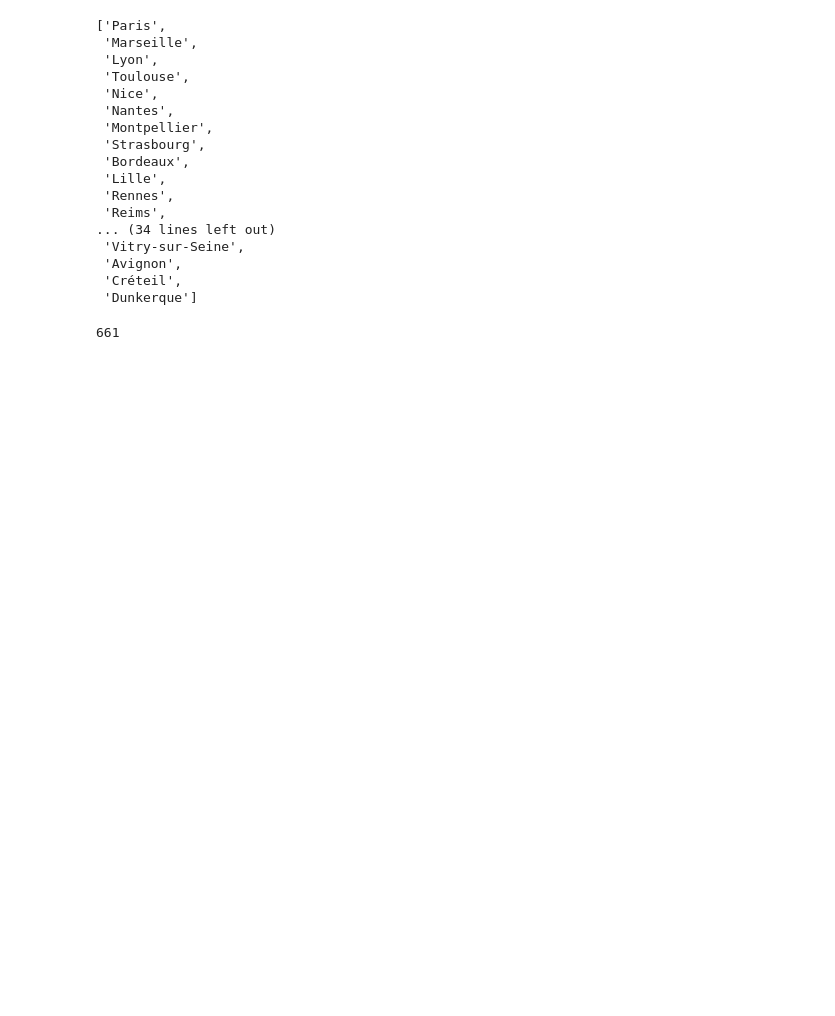
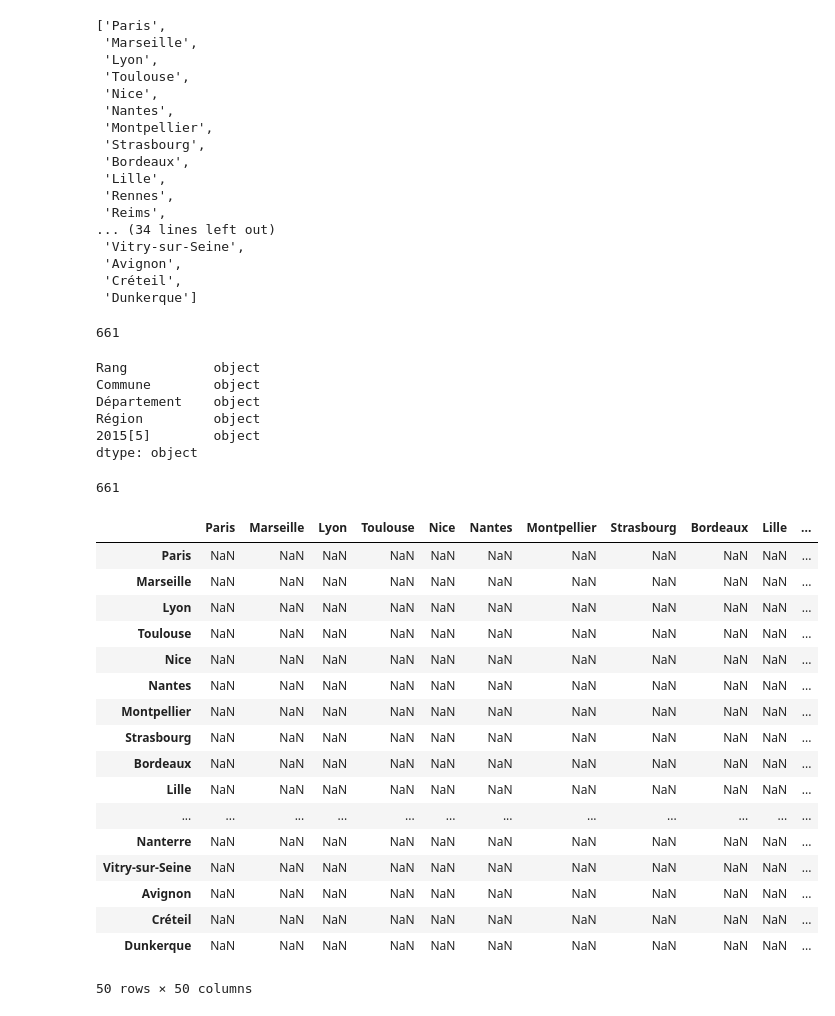
Before and after one commit to MSBigData2019/Benoit_SdeMenthiere, a Jupyter notebook: kit_datascience/Lesson3/cc3_matrice_distance_grdes_villes.ipynb, the cells around one changed output. Saved outputs shown, nothing was run; the diff lists cells and outputs as text; code cells hidden in the pictures; blank space fills up the shorter version.

```diff
--- a/kit_datascience/Lesson3/cc3_matrice_distance_grdes_villes.ipynb
+++ b/kit_datascience/Lesson3/cc3_matrice_distance_grdes_villes.ipynb
@@ -49,0 +46,3 @@ for city1 in get_50_cities:
+# %%
+import pandas as pd
+villes = pd.read_html("https://fr.wikipedia.org/wiki/Liste_des_communes_de_France_les_plus_peupl%C3%A9es", header=0)[0]
@@ -49,0 +51,9 @@ for city1 in get_50_cities:
+# %%
+types.head()
+# %% [output]
+Rang           object
+Commune        object
+Département    object
+Région         object
+2015[5]        object
+dtype: object
@@ -49,0 +67,27 @@ for city1 in get_50_cities:
+# %%
+get_distance("Paris", "marseille")
+# %% [output]
+661
+# %%
+data = pd.DataFrame(columns=[ville.split('[')[0] for ville in villes.Commune.values[:50]], index = [ville.split('[')[0] for ville in villes.Commune.values[:50]])
+# %%
+data
+# %% [output]
+|  | Paris | Marseille | Lyon | Toulouse | Nice | Nantes | Montpellier | Strasbourg | Bordeaux | Lille | ... |
+| Paris | NaN | NaN | NaN | NaN | NaN | NaN | NaN | NaN | NaN | NaN | ... |
+| Marseille | NaN | NaN | NaN | NaN | NaN | NaN | NaN | NaN | NaN | NaN | ... |
+| Lyon | NaN | NaN | NaN | NaN | NaN | NaN | NaN | NaN | NaN | NaN | ... |
+| Toulouse | NaN | NaN | NaN | NaN | NaN | NaN | NaN | NaN | NaN | NaN | ... |
+| Nice | NaN | NaN | NaN | NaN | NaN | NaN | NaN | NaN | NaN | NaN | ... |
+| Nantes | NaN | NaN | NaN | NaN | NaN | NaN | NaN | NaN | NaN | NaN | ... |
+| Montpellier | NaN | NaN | NaN | NaN | NaN | NaN | NaN | NaN | NaN | NaN | ... |
+| Strasbourg | NaN | NaN | NaN | NaN | NaN | NaN | NaN | NaN | NaN | NaN | ... |
+| Bordeaux | NaN | NaN | NaN | NaN | NaN | NaN | NaN | NaN | NaN | NaN | ... |
+| Lille | NaN | NaN | NaN | NaN | NaN | NaN | NaN | NaN | NaN | NaN | ... |
+| ... | ... | ... | ... | ... | ... | ... | ... | ... | ... | ... | ... |
+| Nanterre | NaN | NaN | NaN | NaN | NaN | NaN | NaN | NaN | NaN | NaN | ... |
+| Vitry-sur-Seine | NaN | NaN | NaN | NaN | NaN | NaN | NaN | NaN | NaN | NaN | ... |
+| Avignon | NaN | NaN | NaN | NaN | NaN | NaN | NaN | NaN | NaN | NaN | ... |
+| Créteil | NaN | NaN | NaN | NaN | NaN | NaN | NaN | NaN | NaN | NaN | ... |
+| Dunkerque | NaN | NaN | NaN | NaN | NaN | NaN | NaN | NaN | NaN | NaN | ... |
+50 rows × 50 columns
```
Also changed, not shown: parts of 6 cells of this notebook.
